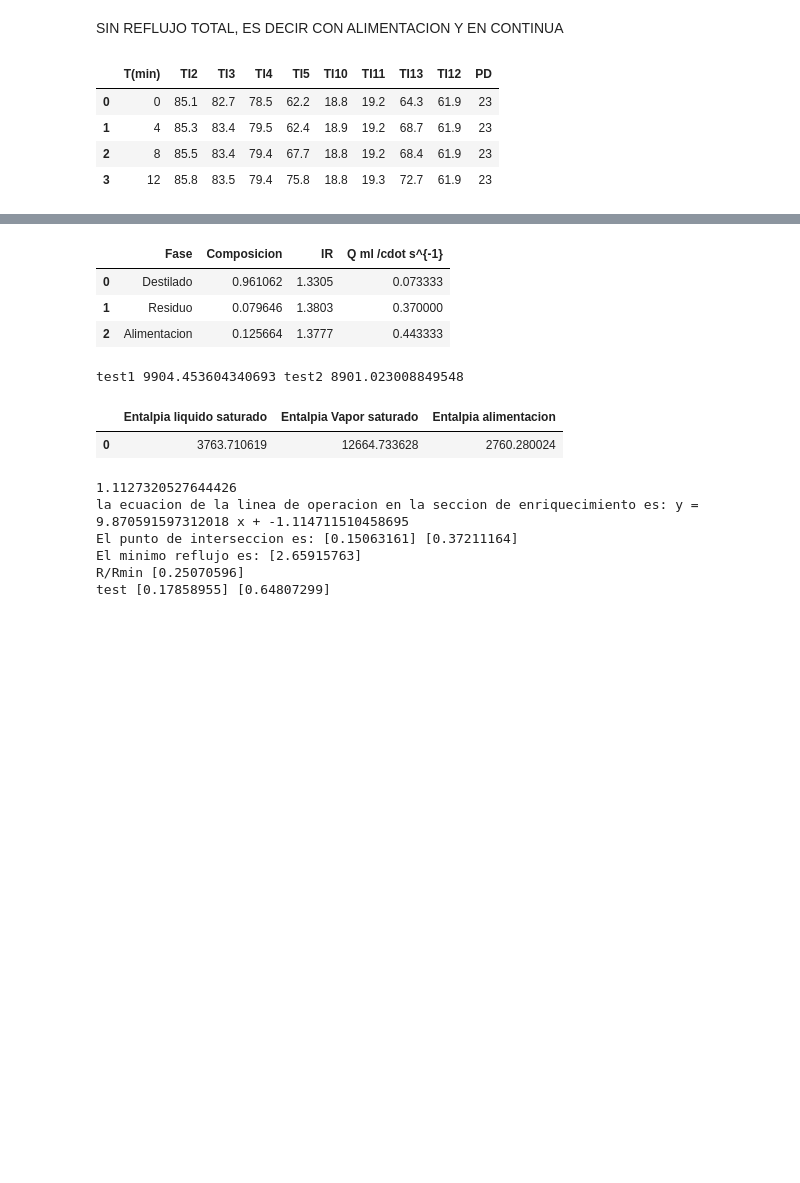
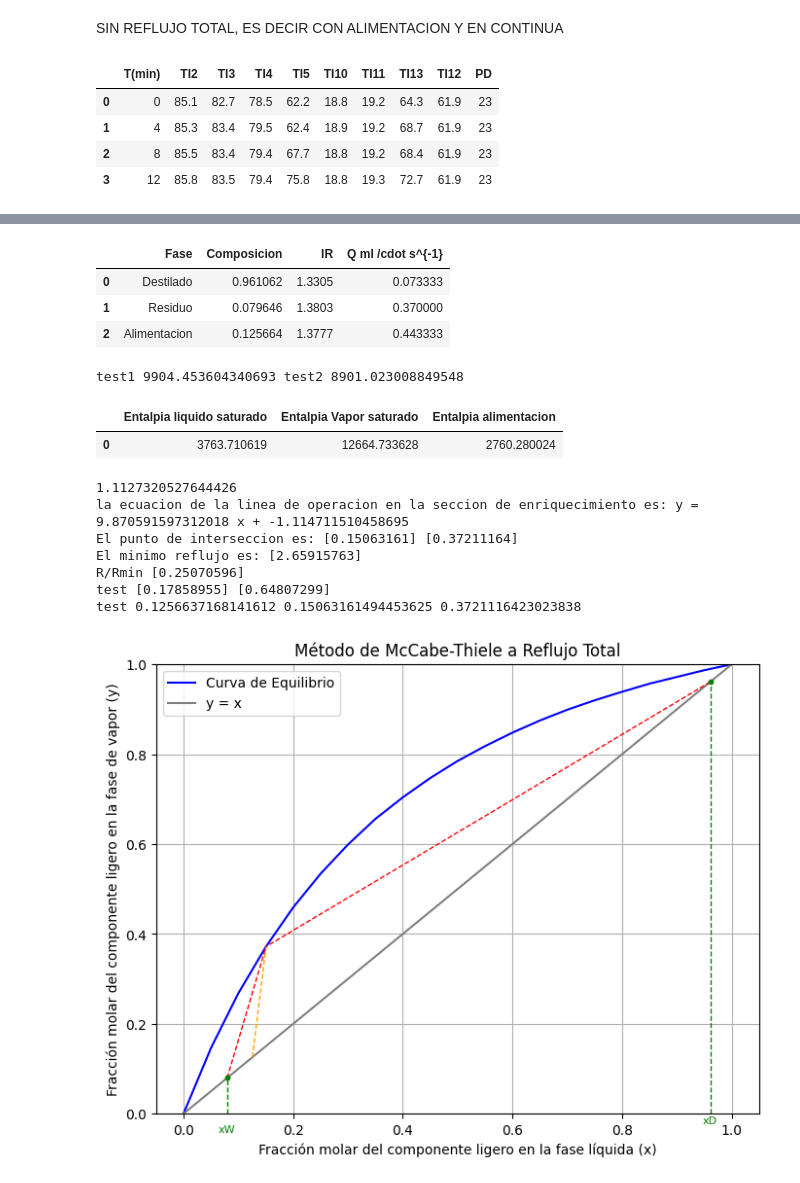
Before and after one commit to ChristianPh404/exp2, a Jupyter notebook: pract16.ipynb, the cells around one changed output, grey strips where cells are left out. Drawn from its saved outputs; the diff is of its cells as text; code cells hidden in the pictures; blank space fills up the shorter version.

```diff
--- a/pract16.ipynb
+++ b/pract16.ipynb
@@ -296,33 +296,65 @@ print('El minimo reflujo es:', Rmin)
 print('R/Rmin', R_RMIN)
 mr= R/(R+1)
 br= xD-mr*xD
 def rlose(x):
     ylos = mr * x + br
     yinterc = qline * x + b
     return yinterc-ylos
 xlos_test = fsolve(rlose, xlose)
 ylose_test = qline * xlos_test + b
 print('test', xlos_test, ylose_test)
+
+# Graficar el diagrama de McCabe-Thiele
+plt.figure(figsize=(8, 6))
+plt.plot(x1, y1, label='Curva de Equilibrio', color='blue')
+plt.plot([0, 1], [0, 1], color='gray', label='y = x ')
+
+
+# Puntos xD y xW
+xlose = xlose[0]  # Ensure xlose is a scalar
+ylose = ylose[0]  # Ensure ylose is a scalar
+
+plt.scatter([xD, xW], [xD, xW], color='green', zorder=5, s=10)
+
+# Líneas discontinuas desde el eje x hasta los puntos
+plt.plot([xD, xD], [0, xD], color='green', linestyle='--', linewidth=1)
+plt.plot([xW, xW], [0, xW], color='green', linestyle='--', linewidth=1)
+plt.text(xD, -0.005, 'xD', color='green', fontsize=8, verticalalignment='top', horizontalalignment='center')
+plt.text(xW, -0.025, 'xW', color='green', fontsize=8, verticalalignment='top', horizontalalignment='center')
+plt.plot([xF, xlose], [xF, ylose], color='orange', linestyle='--', linewidth=1, label='linea de alimentacion')
+plt.plot([xD, xlose], [xD, ylose], color='r', linestyle='--', linewidth=1, label='Seccion de enriquecimiento')
+plt.plot([xW, xlose], [xW, ylose], color='black', linestyle='--', linewidth=1, label='Seccion de agotamiento')
+print('test', xF, xlose, ylose)
+
+plt.ylim(0, 1)
+plt.xlabel('Fracción molar del componente ligero en la fase líquida (x)')
+plt.ylabel('Fracción molar del componente ligero en la fase de vapor (y)')
+plt.title(f'Método de McCabe-Thiele a Reflujo Total')
+plt.legend()
+plt.grid(True)
+plt.show()
 # %% [output]
 |  | T(min) | TI2 | TI3 | TI4 | TI5 | TI10 | TI11 | TI13 | TI12 | PD |
 | 0 | 0 | 85.1 | 82.7 | 78.5 | 62.2 | 18.8 | 19.2 | 64.3 | 61.9 | 23 |
 | 1 | 4 | 85.3 | 83.4 | 79.5 | 62.4 | 18.9 | 19.2 | 68.7 | 61.9 | 23 |
 | 2 | 8 | 85.5 | 83.4 | 79.4 | 67.7 | 18.8 | 19.2 | 68.4 | 61.9 | 23 |
 | 3 | 12 | 85.8 | 83.5 | 79.4 | 75.8 | 18.8 | 19.3 | 72.7 | 61.9 | 23 |
 [figure]
 |  | Fase | Composicion | IR | Q ml /cdot s^{-1} |
 | 0 | Destilado | 0.961062 | 1.3305 | 0.073333 |
 | 1 | Residuo | 0.079646 | 1.3803 | 0.370000 |
 | 2 | Alimentacion | 0.125664 | 1.3777 | 0.443333 |
 test1 9904.453604340693 test2 8901.023008849548
 |  | Entalpia liquido saturado | Entalpia Vapor saturado | Entalpia alimentacion |
 | 0 | 3763.710619 | 12664.733628 | 2760.280024 |
 1.1127320527644426
 la ecuacion de la linea de operacion en la seccion de enriquecimiento es: y = 9.870591597312018 x + -1.114711510458695
 El punto de interseccion es: [0.15063161] [0.37211164]
 El minimo reflujo es: [2.65915763]
 R/Rmin [0.25070596]
 test [0.17858955] [0.64807299]
+test 0.1256637168141612 0.15063161494453625 0.3721116423023838
+[figure, added]
 # %%
 import numpy as np
 from IPython.display import display
```
